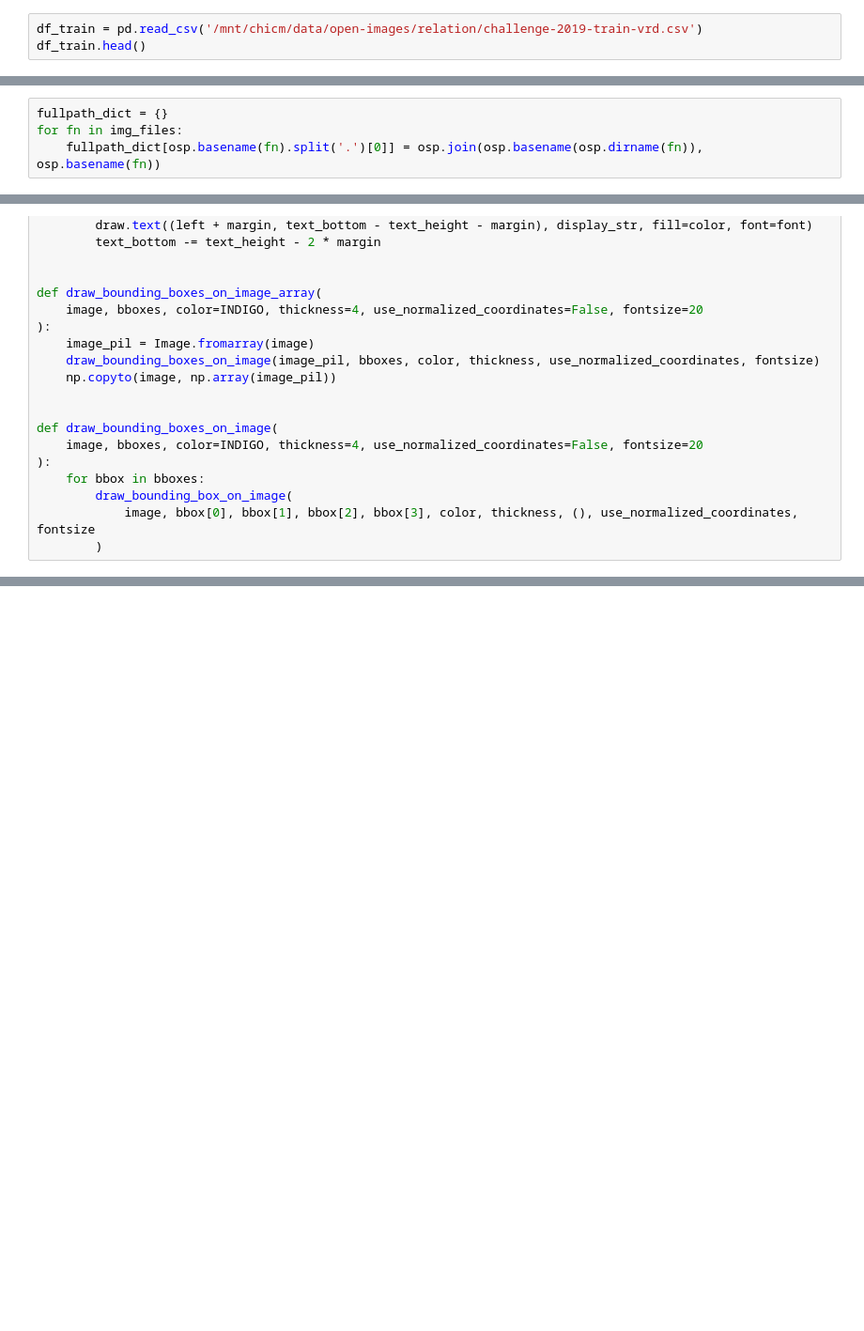
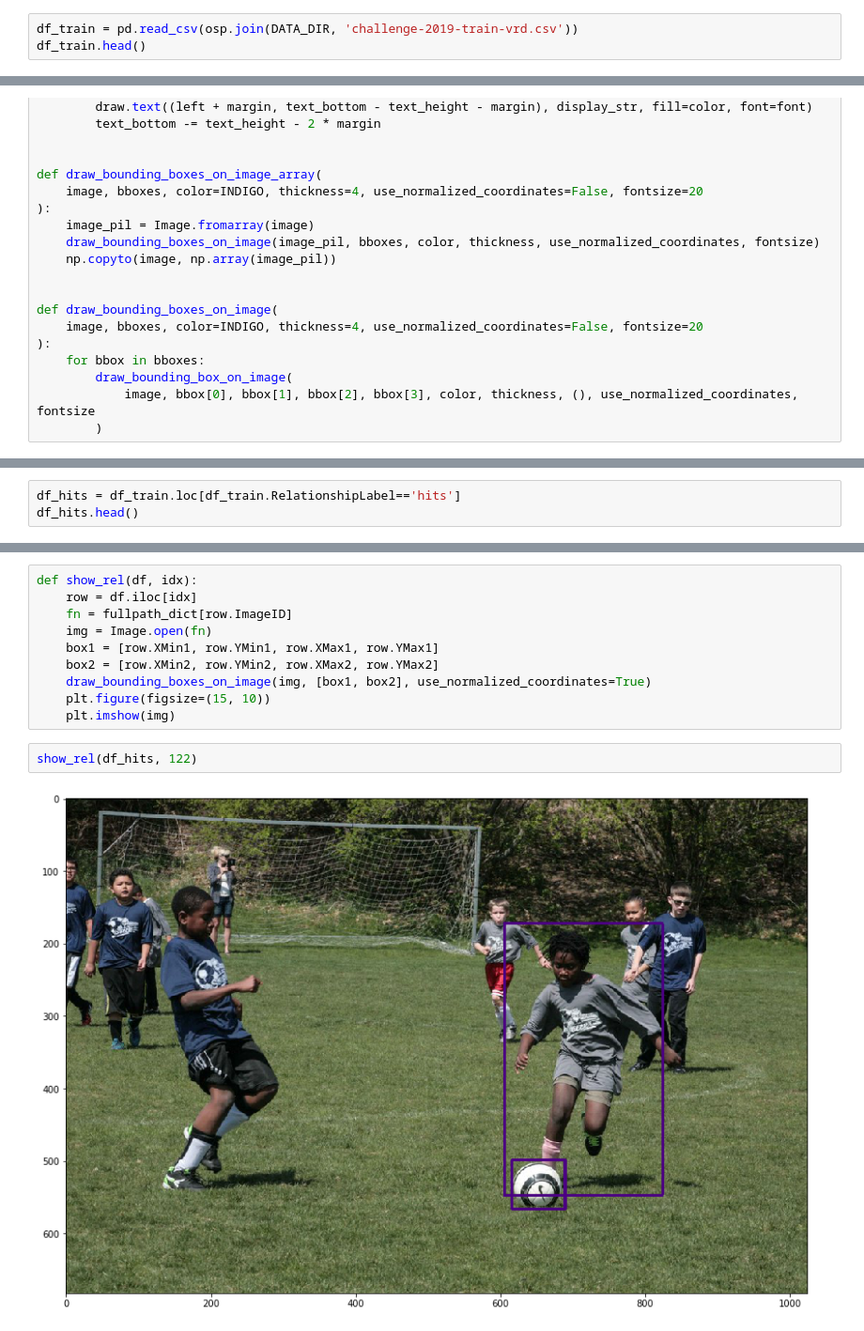
Before and after one commit to chicm/open-images-vrd, a Jupyter notebook: notebooks/eda.ipynb, the cells around one changed output, grey strips where cells are left out. Shown at 94% size. Drawn from its saved outputs; the diff is of its cells as text; blank space fills up the shorter version.

```diff
--- a/notebooks/eda.ipynb
+++ b/notebooks/eda.ipynb
@@ -60,7 +73,7 @@ d = df_c.set_index('class').to_dict()['name']
 # %%
 d.update(df_a.set_index('class').to_dict()['name'])
 # %%
-df_train = pd.read_csv('/mnt/chicm/data/open-images/relation/challenge-2019-train-vrd.csv')
+df_train = pd.read_csv(osp.join(DATA_DIR, 'challenge-2019-train-vrd.csv'))
 df_train.head()
 # %% [output]
 |  | ImageID | LabelName1 | LabelName2 | XMin1 | XMax1 | YMin1 | YMax1 | XMin2 | XMax2 | YMin2 | ... |
@@ -710,4 +688,0 @@ img_files = glob.glob(IMG_DIR + '/**/*.jpg')
-# %%
-fullpath_dict = {}
-for fn in img_files:
-    fullpath_dict[osp.basename(fn).split('.')[0]] = osp.join(osp.basename(osp.dirname(fn)), osp.basename(fn))
@@ -960,0 +803,3 @@ plt.imshow(get_annotated_img(annos[3]))
+# %%
+df_hits = df_train.loc[df_train.RelationshipLabel=='hits']
+df_hits.head()
@@ -960,0 +813,14 @@ plt.imshow(get_annotated_img(annos[3]))
+# %%
+def show_rel(df, idx):
+    row = df.iloc[idx]
+    fn = fullpath_dict[row.ImageID]
+    img = Image.open(fn)
+    box1 = [row.XMin1, row.YMin1, row.XMax1, row.YMax1]
+    box2 = [row.XMin2, row.YMin2, row.XMax2, row.YMax2]
+    draw_bounding_boxes_on_image(img, [box1, box2], use_normalized_coordinates=True)
+    plt.figure(figsize=(15, 10))
+    plt.imshow(img)
+# %%
+show_rel(df_hits, 122)
+# %% [output]
+[figure, added]
```
Also changed, not shown: parts of 25 cells of this notebook, 3 other files.
